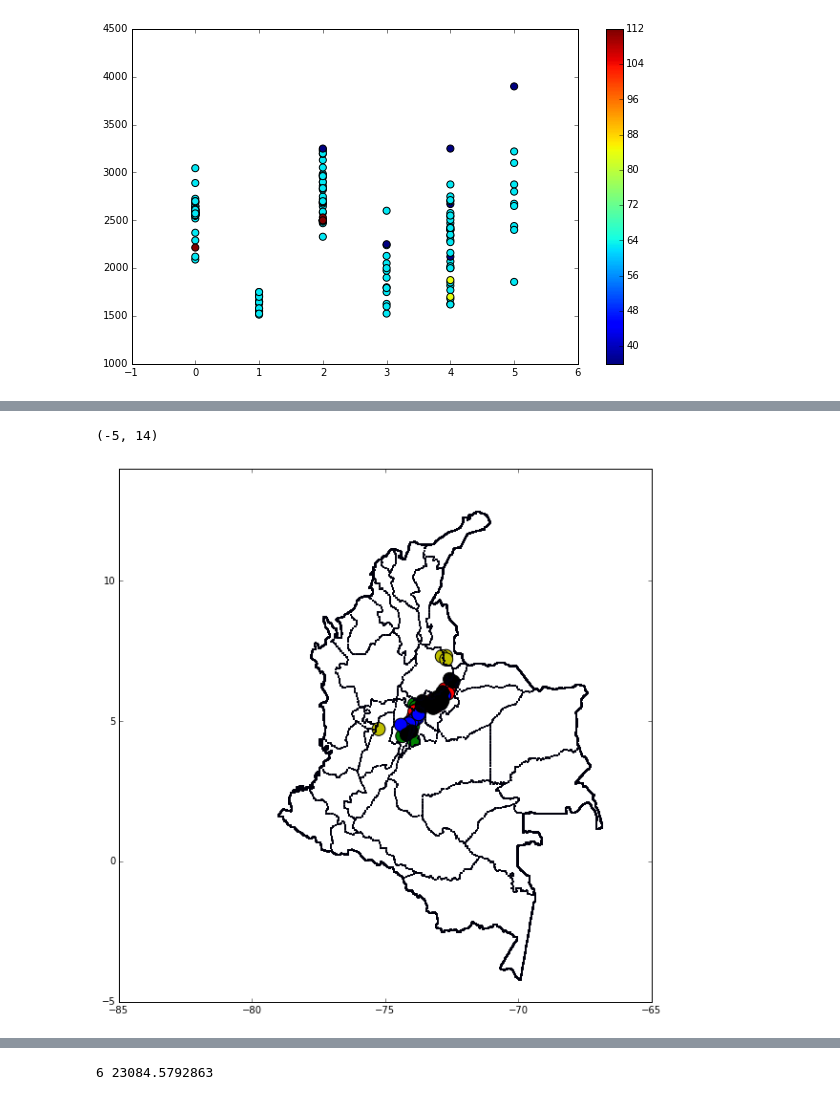
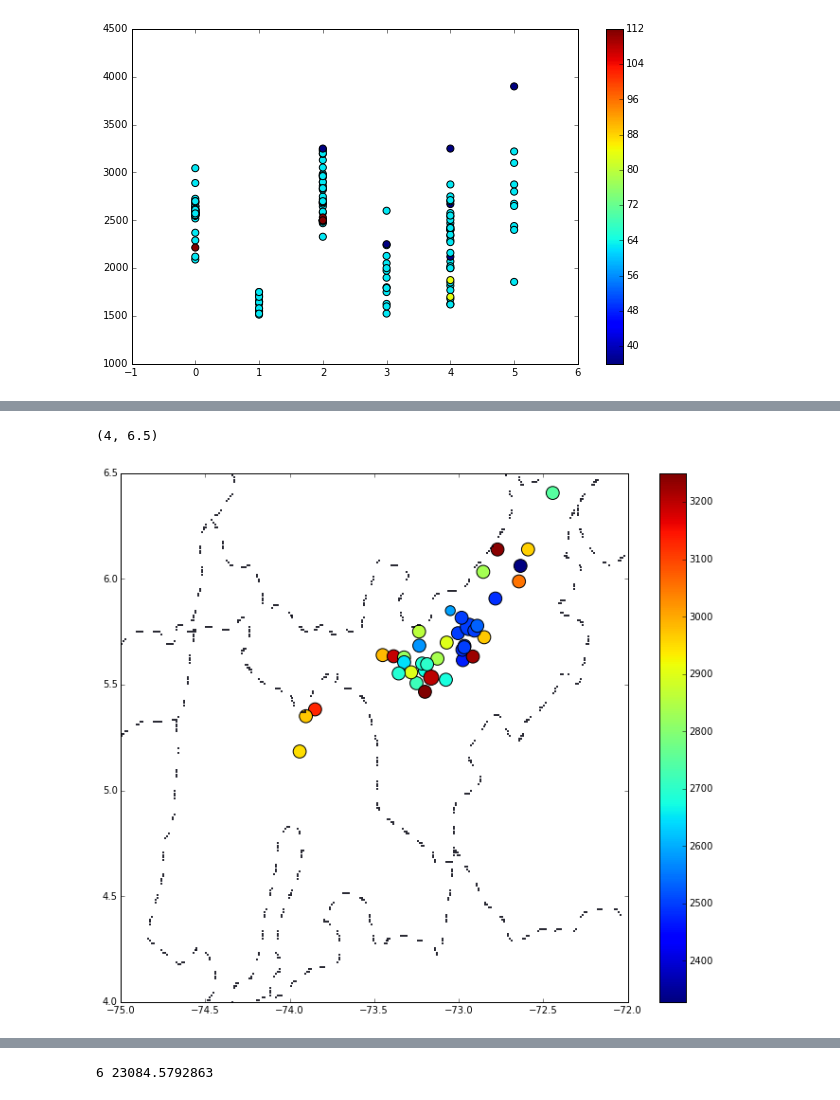
Before and after one commit to saint-germain/ideam, a Jupyter notebook: PCA-IDEAM-WC.ipynb, the cells around one changed output, grey strips where cells are left out. Cells and saved outputs as stored; diff of their text form; code cells hidden in the pictures.

```diff
--- a/PCA-IDEAM-WC.ipynb
+++ b/PCA-IDEAM-WC.ipynb
@@ -307,10 +311,12 @@ ymax=max(XprojD[:, 1])
 latD=np.zeros(len(df.LATITUD))
 lonD=np.zeros(len(df.LATITUD))
 codeD=np.zeros(len(df.LATITUD))
+altD=np.zeros(len(df.LATITUD))
 for i in range(len(df.LATITUD)):
     latD[i]=conversion(df.LATITUD[i])
     lonD[i]=conversion(df.LONGITUD[i])
     codeD[i]=df.CODIGO[i]
+    altD[i]=df.ELEV[i]
 # Mixtura gaussiana para kcomp clusters
 kcomp=6
 gmm = GMM(kcomp, covariance_type='full', random_state=0)
@@ -351,7 +357,7 @@ for kk in range(kcomp):
     plt.plot(B.mean(axis=0))
     plt.errorbar(xx,B.mean(axis=0),yerr=B.std(axis=0))
     plt.xlabel('Month')
-    plt.ylabel('Rainy days, Av. =%5.f' % B.mean(axis=0).mean())
+    plt.ylabel('Rainy days, Av. =%5.f, Std. =%2.2f' % (B.mean(axis=0).mean(),B.std(axis=0).mean())  )
 
     plt.subplot(kcomp, 3, ii+3)
     plt.scatter(-LON,-LAT,c=ALT,cmap='cubehelix')
@@ -438,11 +444,12 @@ ymax=max(XprojB[:, 1])
 latB=np.zeros(len(df.LATITUD))
 lonB=np.zeros(len(df.LATITUD))
 codeB=np.zeros(len(df.LATITUD))
+altB=np.zeros(len(df.LATITUD))
 for i in range(len(df.LATITUD)):
     latB[i]=conversion(df.LATITUD[i])
     lonB[i]=conversion(df.LONGITUD[i])
     codeB[i]=df.CODIGO[i]
-
+    altB[i]=df.ELEV[i]
 # Mixtura gaussiana para kcomp clusters
 kcomp=5
 gmm = GMM(kcomp, covariance_type='tied', random_state=0)
@@ -875,6 +839,0 @@ rm lisstck12.txt
-# %%
-# distribución de grupos vs. altura vs. pesos estadísticos
-listcomp12=np.loadtxt('listcomp12.txt')
-plt.figure(figsize=(10,6))
-plt.scatter(listcomp12[:,6],listcomp12[:,5],c=probarr12*112*8,s=50)
-plt.colorbar()
@@ -916,6 +856,0 @@ rm lisstck12.txt
-# %%
-# distribución de grupos vs. altura vs. pesos estadísticos
-listcomp12=np.loadtxt('listcomp12.txt')
-plt.figure(figsize=(10,6))
-plt.scatter(listcomp12[:,6],listcomp12[:,5],c=probarr12*112*8,s=50)
-plt.colorbar()
@@ -925,23 +873,16 @@ plt.colorbar()
 # %%
-# clusters favoritos (encima de 2500 metros) son
-plt.figure(figsize=(10,10))
+# clusters favoritos (encima de 2000 metros) son 0,2
+plt.figure(figsize=(12,10))
 #filter=(np.ones(len(listcomp12[:,6]))).astype(bool)
 #listcomp12[:,6][filter]
-filter=(listcomp12[:,6]==1)
-plt.scatter(-listcomp12[:,3][filter],-listcomp12[:,4][filter],c='g',s=probarr12*112*8*3)
+
 filter=(listcomp12[:,6]==2)
-plt.scatter(-listcomp12[:,3][filter],-listcomp12[:,4][filter],c='y',s=probarr12*112*8*3)
-filter=(listcomp12[:,6]==3)
-plt.scatter(-listcomp12[:,3][filter],-listcomp12[:,4][filter],c='r',s=probarr12*112*8*3)
-filter=(listcomp12[:,6]==8)
-plt.scatter(-listcomp12[:,3][filter],-listcomp12[:,4][filter],c='b',s=probarr12*112*8*3)
-filter=(listcomp12[:,6]==9)
-plt.scatter(-listcomp12[:,3][filter],-listcomp12[:,4][filter],c='k',s=probarr12*112*8*3)
+plt.scatter(-listcomp12[:,3][filter],-listcomp12[:,4][filter],c=listcomp12[:,5][filter],s=probarr12*112*8*3)
+plt.colorbar()
 plt.scatter(colvec[:,0],colvec[:,1],s=1)
-#plt.colorbar()
-plt.xlim(-85,-65)
-plt.ylim(-5,14)
+plt.xlim(-75,-72)
+plt.ylim(4,6.5)
 # %% [output]
-(-5, 14)
+(4, 6.5)
-[figure, old version]
+[figure, new version]
 # %%
```
Also changed, not shown: parts of 66 cells of this notebook, 6 other files.
